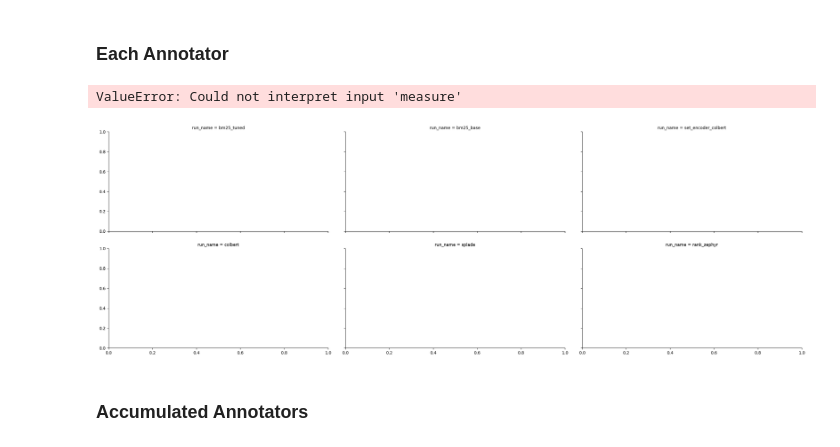
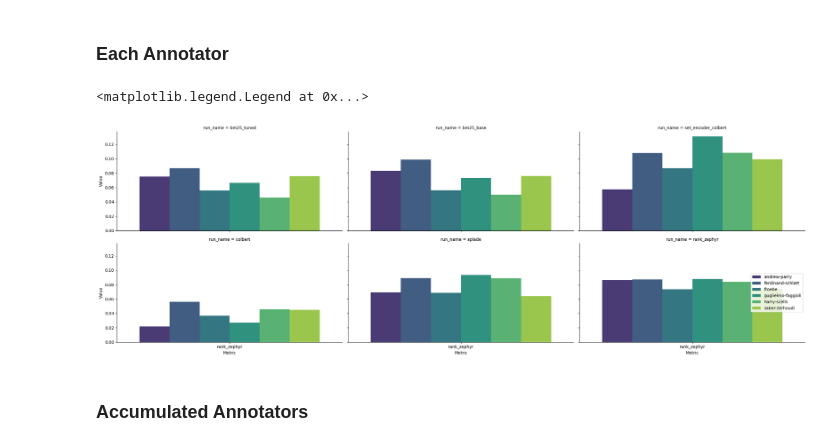
Before and after one commit to Parry-Parry/sigir25-annotation, a Jupyter notebook: analysis/annotator.ipynb, the cells around one changed output. Drawn from its saved outputs; the diff is of its cells as text; code cells hidden in the pictures.

```diff
--- a/analysis/annotator.ipynb
+++ b/analysis/annotator.ipynb
@@ -680,13 +680,13 @@ each_annotator_df = pd.DataFrame(each_annotator_frame)
 # %%
 # facetplot over runs, with bars for each metric
 _each_annotator_df = each_annotator_df[each_annotator_df['annotator'] != 'ground-truth']
 g = sns.FacetGrid(_each_annotator_df, col='run_name', col_wrap=3, sharey=True, height=4, aspect=2)
-g.map_dataframe(sns.barplot, x='metric', y='value', hue='annotator', palette='viridis', errwidth=0)
+g.map_dataframe(sns.barplot, x='run_name', y='nDCG@10', hue='annotator', palette='viridis', errwidth=0)
 g.set_axis_labels('Metric', 'Value')
 plt.legend(loc='right')
 # %% [output]
-ValueError: Could not interpret input 'measure'
+<matplotlib.legend.Legend at 0x...>
-[figure, old version]
+[figure, new version]
 # %% [markdown]
 ### Accumulated Annotators
 # %%
```
